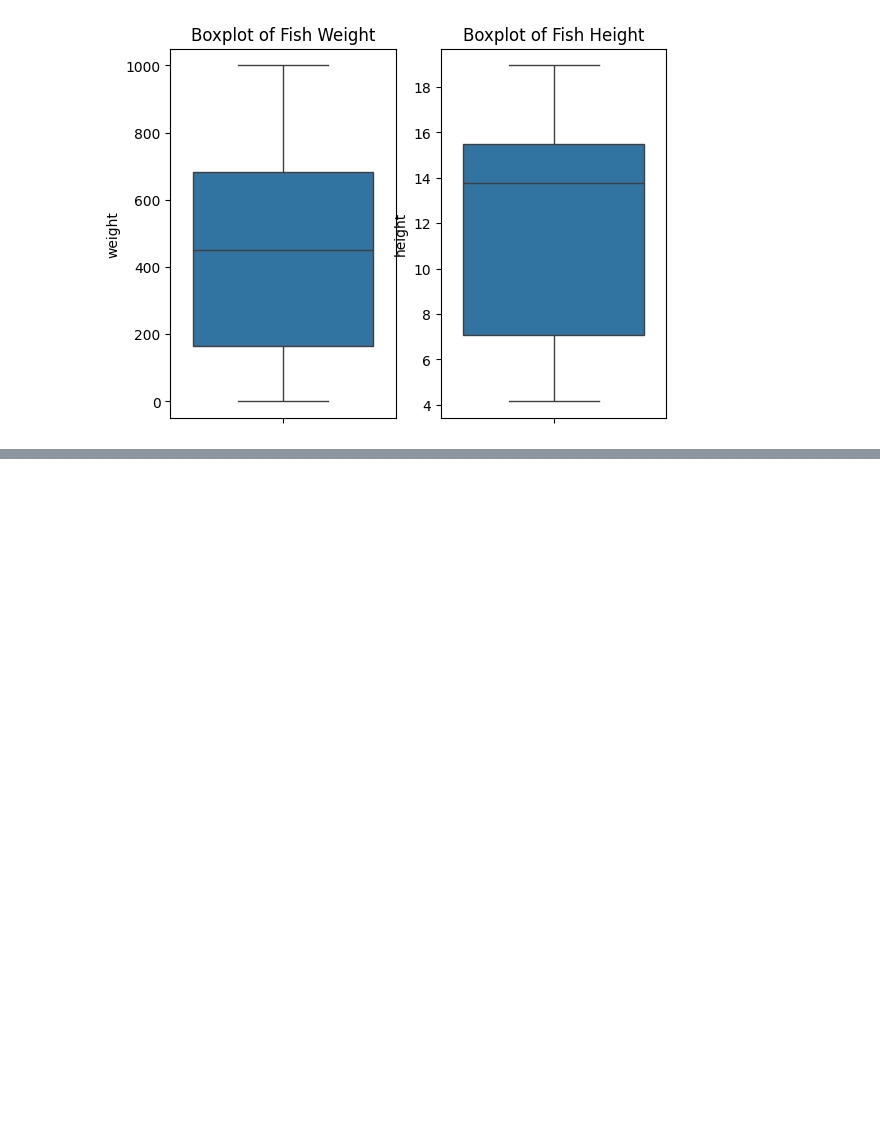
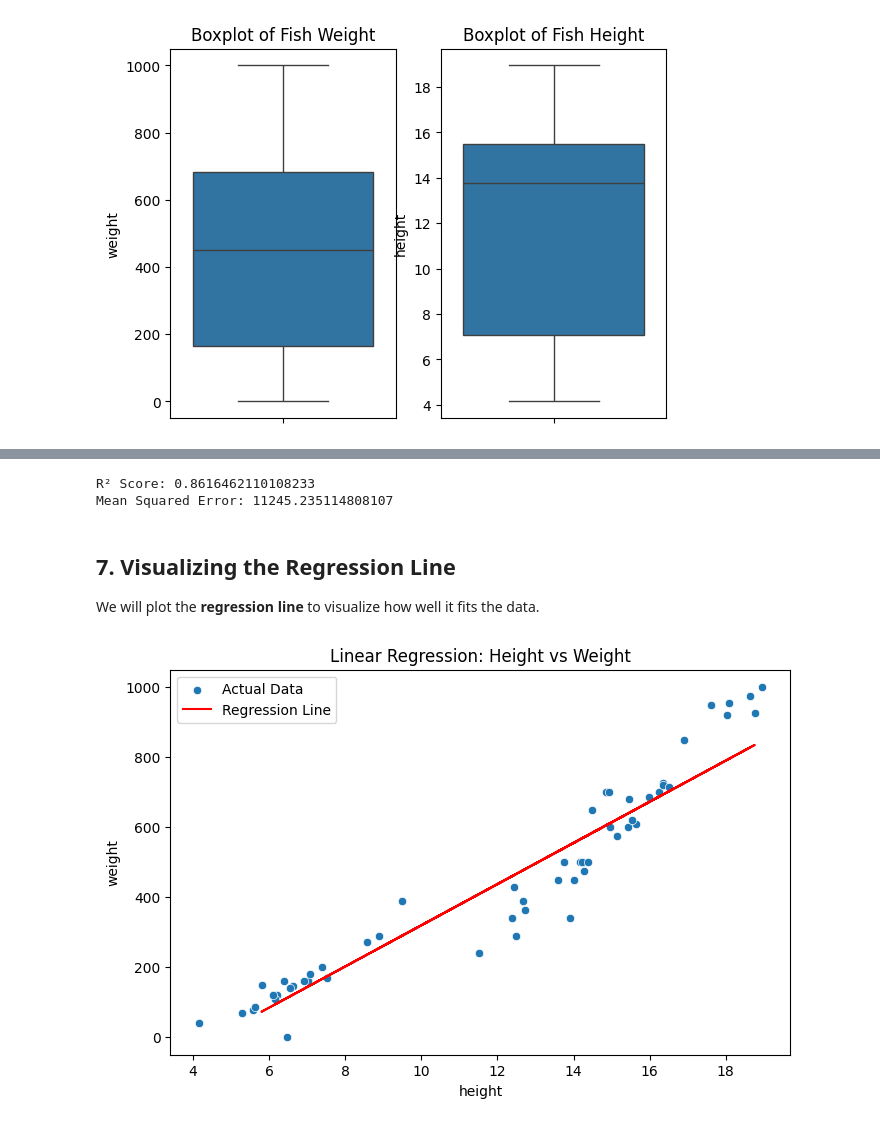
Before and after one commit to shashwatsinghds/MachineLearningProjects, a Jupyter notebook: FishDataset.ipynb, the cells around one changed output, grey strips where cells are left out. Cells and saved outputs as stored; diff of their text form; code cells hidden in the pictures; blank space fills up the shorter version.

Commit message:
Added model fitting and evaluation

```diff
--- a/FishDataset.ipynb
+++ b/FishDataset.ipynb
@@ -82,0 +97,13 @@ sns.lmplot( data=fish, x='height',y='weight', aspect=1.5)
+# %%
+# Code Block: Train-Test Split
+X = fish[['height']]  # Independent variable
+y = fish['weight']    # Dependent variable
+
+X_train, X_test, y_train, y_test = train_test_split(X, y, test_size=0.3, random_state=42)
+# %%
+# Code Block: Train Linear Regression Model
+model = LinearRegression()
+model.fit(X_train, y_train)
+
+print("Intercept:", model.intercept_)
+print("Coefficient:", model.coef_)
@@ -82,0 +118,28 @@ sns.lmplot( data=fish, x='height',y='weight', aspect=1.5)
+# %%
+# Code Block: Model Prediction and Evaluation
+y_pred = model.predict(X_test)
+
+# Calculate R² and MSE
+r2 = r2_score(y_test, y_pred)
+mse = mean_squared_error(y_test, y_pred)
+
+print("R² Score:", r2)
+print("Mean Squared Error:", mse)
+# %% [output]
+R² Score: 0.8616462110108233
+Mean Squared Error: 11245.235114808107
+# %% [markdown]
+## 7. Visualizing the Regression Line
+We will plot the **regression line** to visualize how well it fits the data.
+# %%
+# Code Block: Plotting the Regression Line
+plt.figure(figsize=(8, 5))
+sns.scatterplot(x='height', y='weight', data=fish, label='Actual Data')
+
+# Plot the regression line
+plt.plot(X_test, y_pred, color='red', label='Regression Line')
+plt.title('Linear Regression: Height vs Weight')
+plt.legend()
+plt.show()
+# %% [output]
+[figure, added]
```
Also changed, not shown: parts of 8 cells of this notebook.
